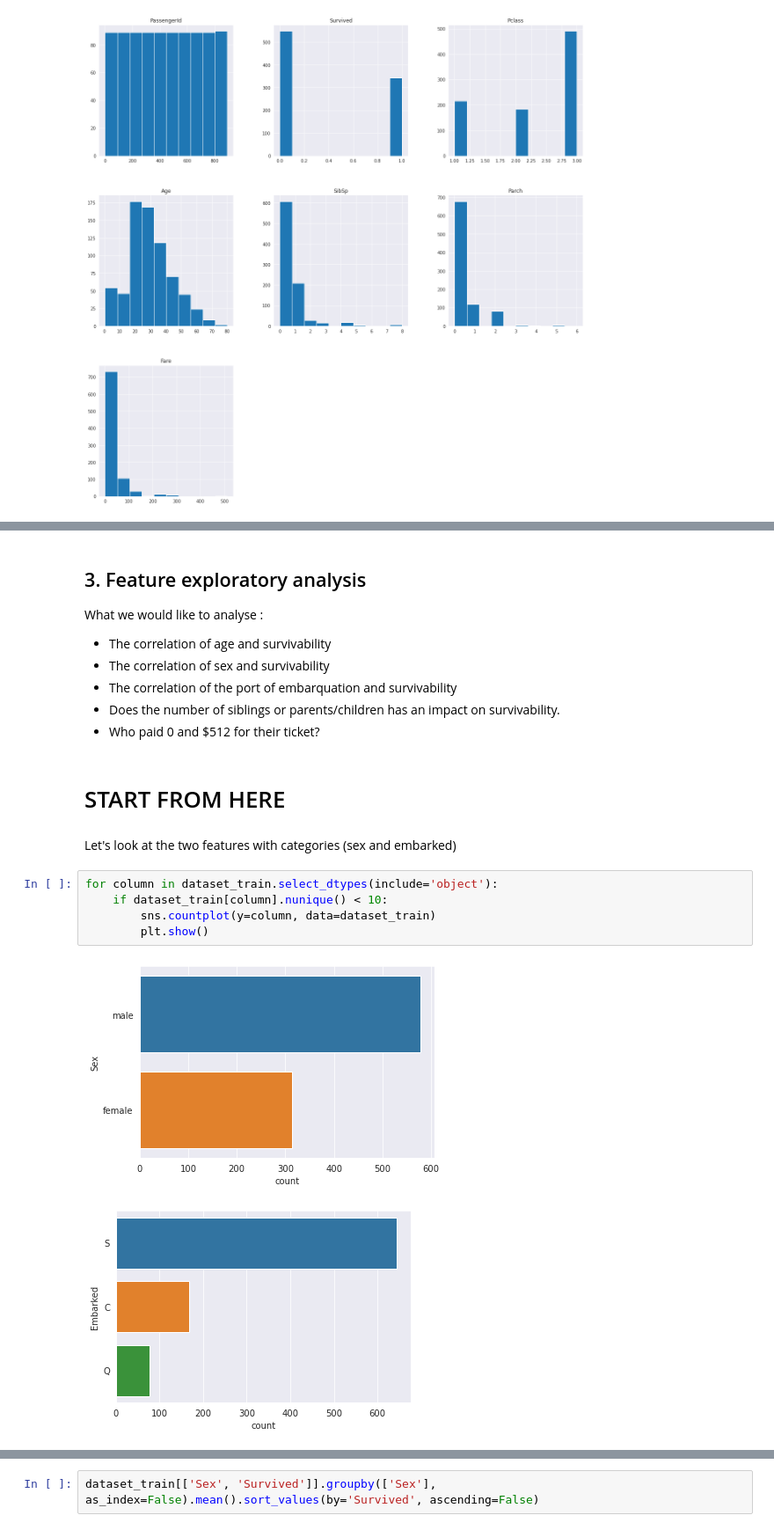
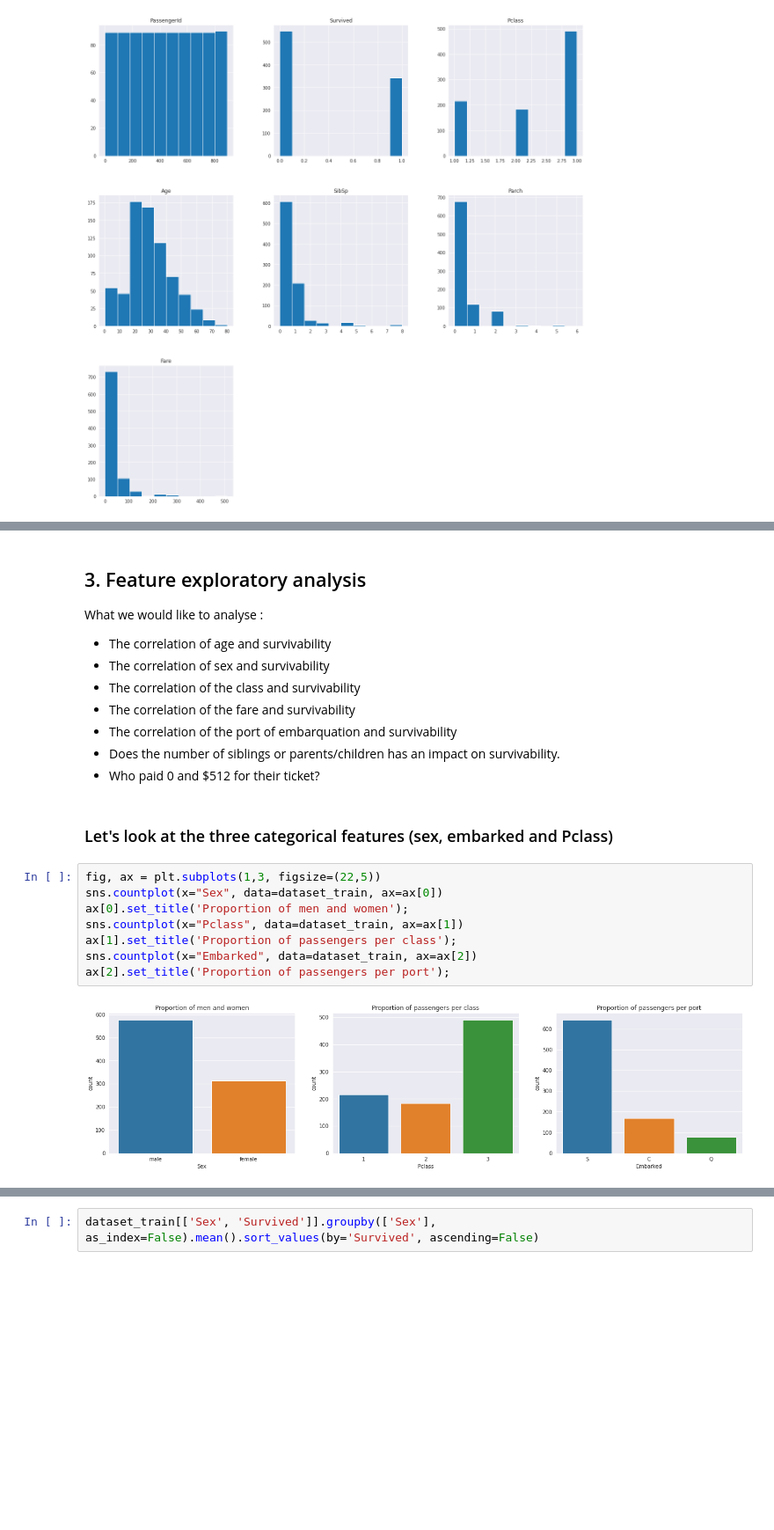
Before and after one commit to max-lutz/Kaggle_competitions, a Jupyter notebook: titanic-survival-prediction.ipynb, the cells around one changed output, grey strips where cells are left out. Shown at 88% size. Saved outputs shown, nothing was run; the diff lists cells and outputs as text; blank space fills up the shorter version.

```diff
--- a/titanic-survival-prediction.ipynb
+++ b/titanic-survival-prediction.ipynb
@@ -194,20 +194,22 @@ Let's dive now a bit further in the features and how they affect the survival ra
 What we would like to analyse :
 - The correlation of age and survivability
 - The correlation of sex and survivability
+- The correlation of the class and survivability
+- The correlation of the fare and survivability
 - The correlation of the port of embarquation and survivability
 - Does the number of siblings or parents/children has an impact on survivability.
 - Who paid 0 and $512 for their ticket?
-# %% [markdown]
-# START FROM HERE
 # %% [markdown]
-Let's look at the two features with categories (sex and embarked)
+### Let's look at the three categorical features (sex, embarked and Pclass)
-# %%
-for column in dataset_train.select_dtypes(include='object'):
-    if dataset_train[column].nunique() < 10:
-        sns.countplot(y=column, data=dataset_train)
-        plt.show()
-# %% [output]
-[figure, removed]
-[figure, removed]
+# %%
+fig, ax = plt.subplots(1,3, figsize=(22,5))
+sns.countplot(x="Sex", data=dataset_train, ax=ax[0])
+ax[0].set_title('Proportion of men and women');
+sns.countplot(x="Pclass", data=dataset_train, ax=ax[1])
+ax[1].set_title('Proportion of passengers per class');
+sns.countplot(x="Embarked", data=dataset_train, ax=ax[2])
+ax[2].set_title('Proportion of passengers per port');
+# %% [output]
+[figure, added]
 # %% [markdown]
 There is a more men than women and most of the passengers embarked at the Southampton port.
```
Also changed, not shown: parts of 51 cells of this notebook.
